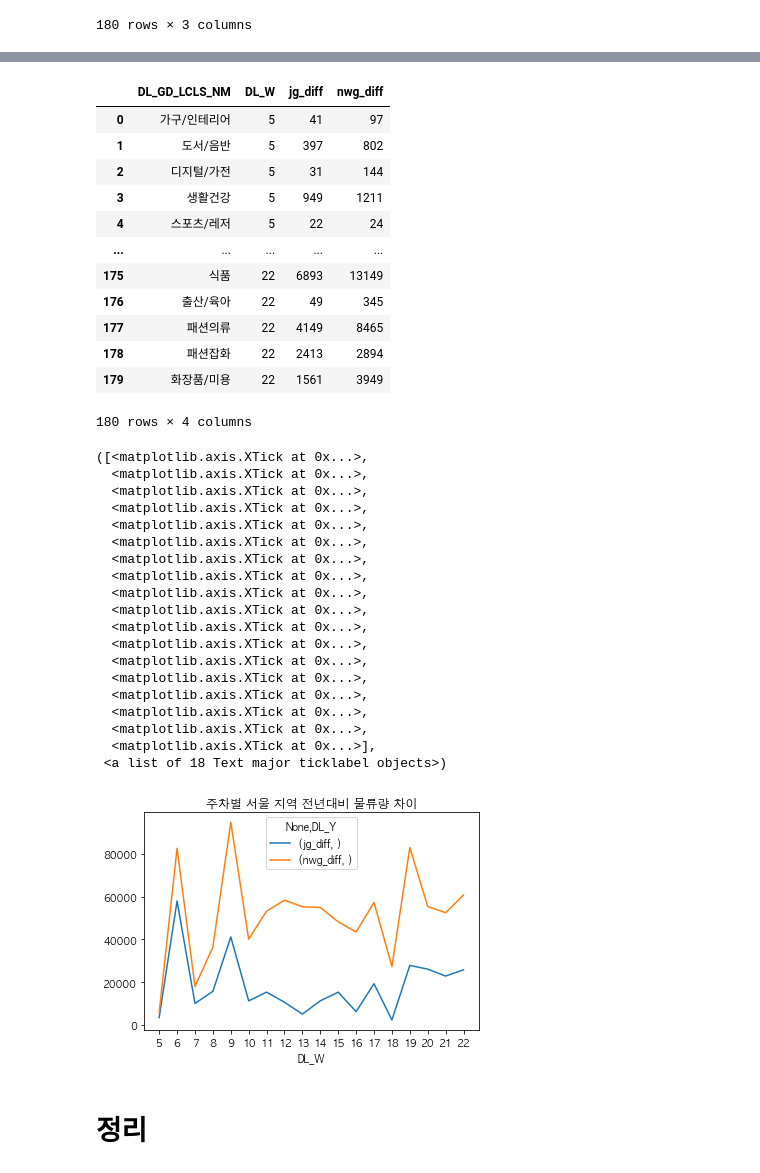
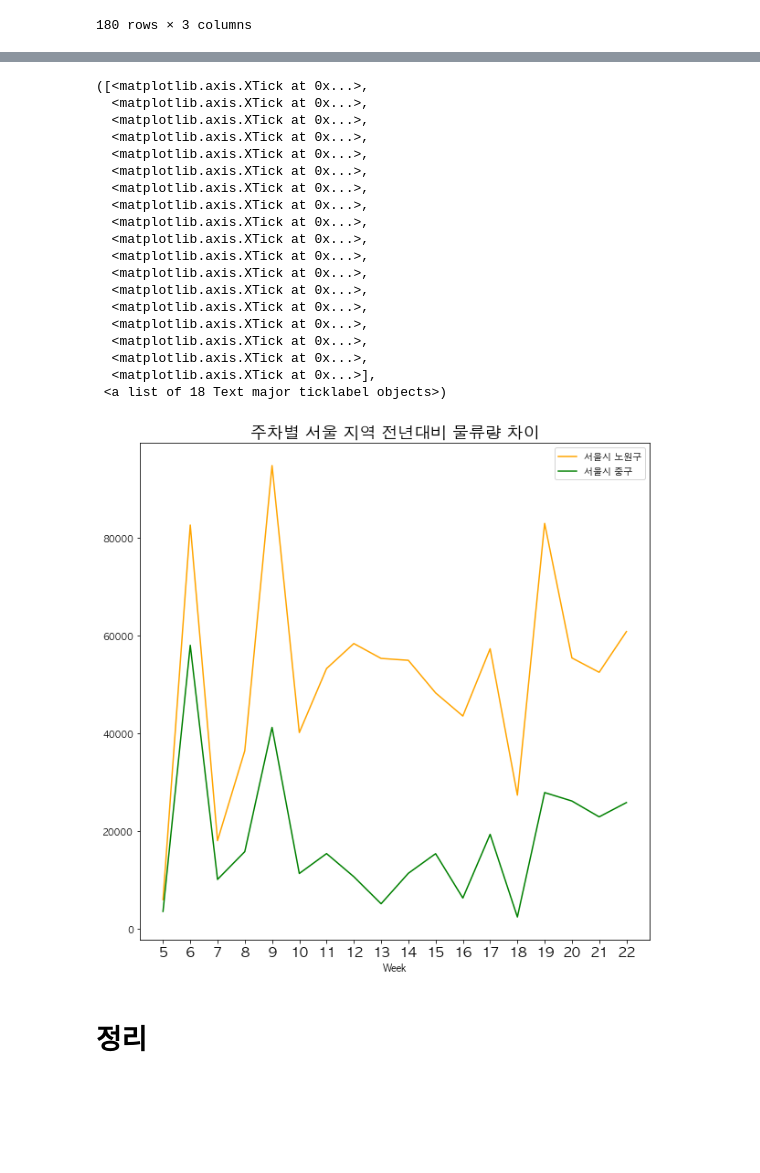
Before and after one commit to leechungpa/mcube, a Jupyter notebook: code/eda/5_cjdt_02.ipynb, the cells around one changed output, grey strips where cells are left out. Cells and saved outputs as stored; diff of their text form; code cells hidden in the pictures; blank space fills up the shorter version.

```diff
--- a/code/eda/5_cjdt_02.ipynb
+++ b/code/eda/5_cjdt_02.ipynb
@@ -379,49 +392,35 @@ seoul_local=seoul_jg.drop(['INVC_CONT'],axis=1)
 seoul_local['nwg_diff']=seoul_nwg['nwg_diff']
 seoul_local = seoul_local.reset_index(drop=False, inplace=False).stack('DL_Y').reset_index() \
 .drop(['level_0','DL_Y'], axis='columns')
-seoul_local
+seoul_local.columns=['카테고리','Week','서울시 중구','서울시 노원구']
+seoul_local.set_index('Week',inplace=True)
-# %% [output]
-|  | DL_GD_LCLS_NM | DL_W | jg_diff | nwg_diff |
-| 0 | 가구/인테리어 | 5 | 41 | 97 |
-| 1 | 도서/음반 | 5 | 397 | 802 |
-| 2 | 디지털/가전 | 5 | 31 | 144 |
-| 3 | 생활건강 | 5 | 949 | 1211 |
-| 4 | 스포츠/레저 | 5 | 22 | 24 |
-| ... | ... | ... | ... | ... |
-| 175 | 식품 | 22 | 6893 | 13149 |
-| 176 | 출산/육아 | 22 | 49 | 345 |
-| 177 | 패션의류 | 22 | 4149 | 8465 |
-| 178 | 패션잡화 | 22 | 2413 | 2894 |
-| 179 | 화장품/미용 | 22 | 1561 | 3949 |
-180 rows × 4 columns
 # %%
-
-
-seoul_local.pivot_table(values=['jg_diff','nwg_diff'], \
-                        index=['DL_W'], aggfunc='sum').plot()
-plt.title('주차별 서울 지역 전년대비 물류량 차이')
-plt.xticks([5,6,7,8,9,10,11,12,13,14,15,16,17,18,19,20,21,22])
+seoul_local.pivot_table(values=['서울시 중구','서울시 노원구'], \
+                        index=['Week'], aggfunc='sum'). \
+plot(grid=False, figsize=(10,10), color=['orange','g'])
+plt.title('주차별 서울 지역 전년대비 물류량 차이',size=18)
+plt.xticks([5,6,7,8,9,10,11,12,13,14,15,16,17,18,19,20,21,22],size=15)
 # %% [output]
 ([<matplotlib.axis.XTick at 0x...>,
   <matplotlib.axis.XTick at 0x...>,
   <matplotlib.axis.XTick at 0x...>,
   <matplotlib.axis.XTick at 0x...>,
   <matplotlib.axis.XTick at 0x...>,
   <matplotlib.axis.XTick at 0x...>,
   <matplotlib.axis.XTick at 0x...>,
   <matplotlib.axis.XTick at 0x...>,
   <matplotlib.axis.XTick at 0x...>,
   <matplotlib.axis.XTick at 0x...>,
   <matplotlib.axis.XTick at 0x...>,
   <matplotlib.axis.XTick at 0x...>,
   <matplotlib.axis.XTick at 0x...>,
   <matplotlib.axis.XTick at 0x...>,
   <matplotlib.axis.XTick at 0x...>,
   <matplotlib.axis.XTick at 0x...>,
   <matplotlib.axis.XTick at 0x...>,
   <matplotlib.axis.XTick at 0x...>],
  <a list of 18 Text major ticklabel objects>)
-[figure, old version]
+[figure, new version]
 # %% [markdown]
 # 정리
 # %%
```
Also changed, not shown: parts of 8 cells of this notebook.
